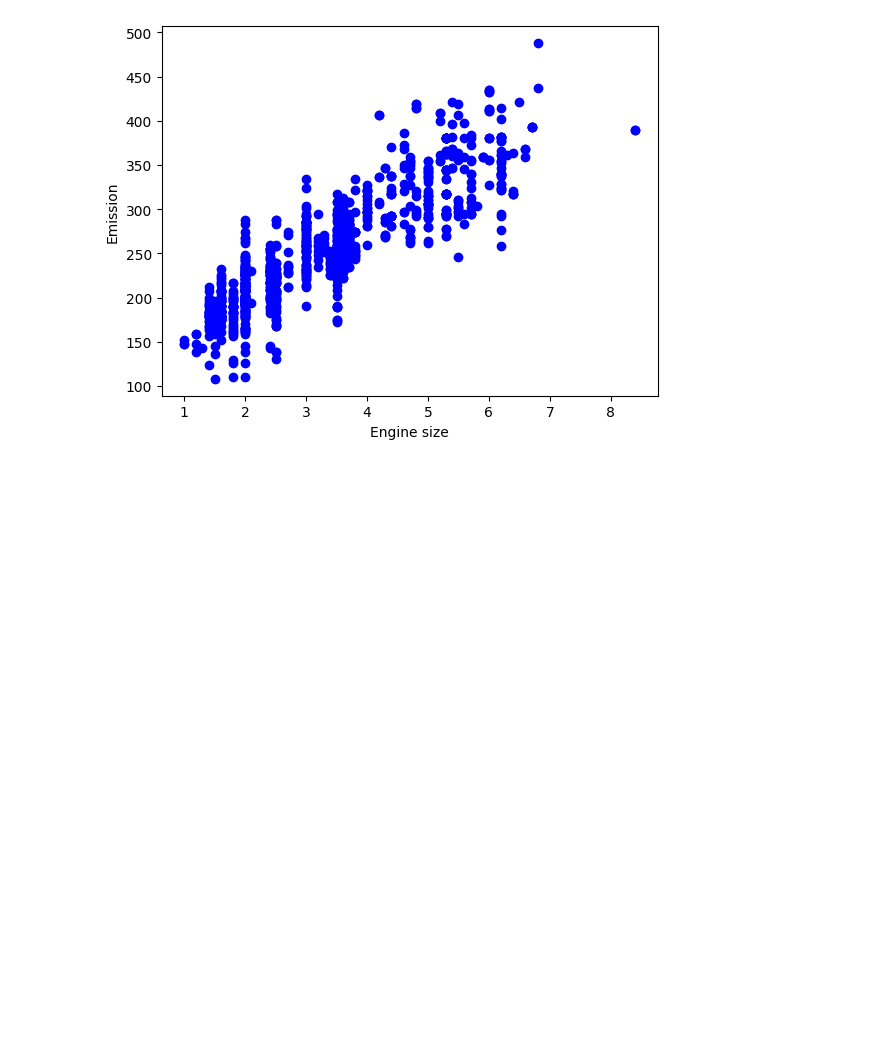
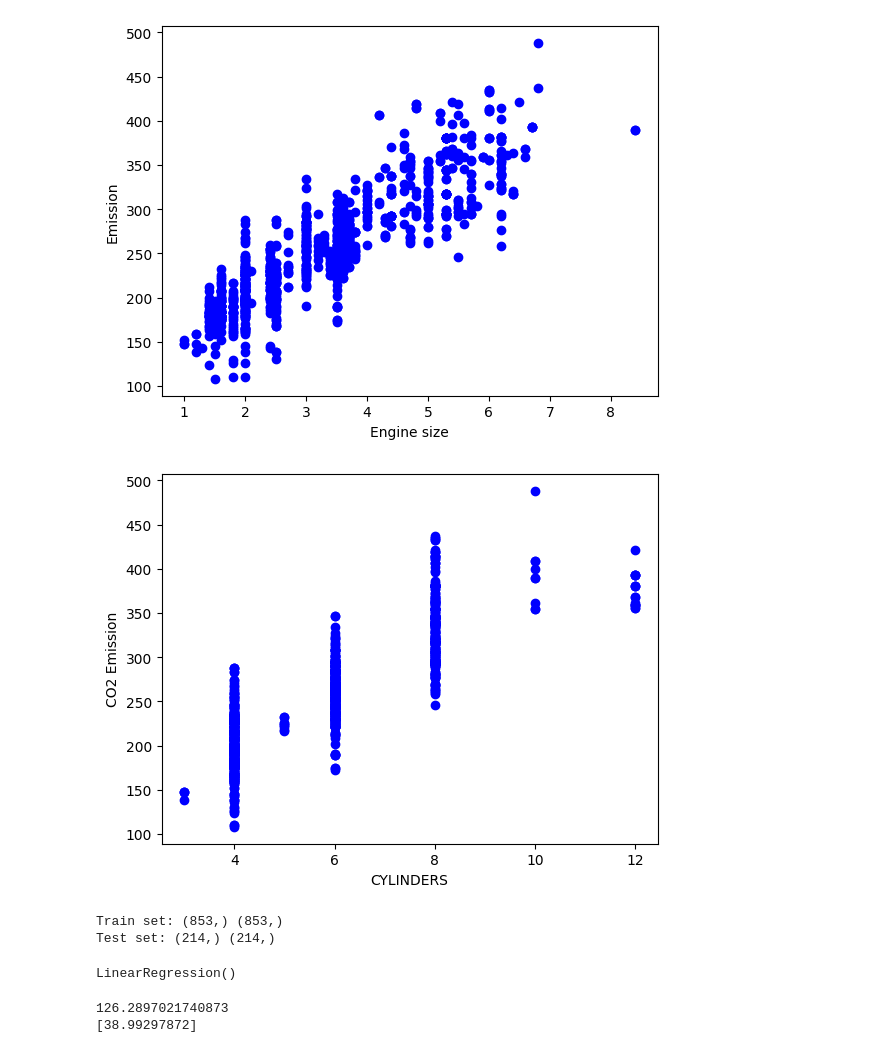
Before and after one commit to MuhilRajan-Ghub/ML_IBM, a Jupyter notebook: simple_linear_regression.ipynb, the cells around one changed output. Cells and saved outputs as stored; diff of their text form; code cells hidden in the pictures; blank space fills up the shorter version.

```diff
--- a/simple_linear_regression.ipynb
+++ b/simple_linear_regression.ipynb
@@ -61,3 +61,10 @@ plt.ylabel("Emission")
 plt.show()
 # %% [output]
 [figure]
+# %%
+plt.scatter(cdf.CYLINDERS, cdf.CO2EMISSIONS,  color='blue')
+plt.xlabel("CYLINDERS")
+plt.ylabel("CO2 Emission")
+plt.show()
+# %% [output]
+[figure, added]
@@ -63,0 +74,20 @@ plt.show()
+# %%
+from sklearn.model_selection import train_test_split
+X_train, X_test, y_train, y_test = train_test_split(X, y, test_size=0.2, random_state=42)
+print("Train set:", X_train.shape, y_train.shape)
+print("Test set:", X_test.shape, y_test.shape)
+# %% [output]
+Train set: (853,) (853,)
+Test set: (214,) (214,)
+# %%
+from sklearn.linear_model import LinearRegression
+reg = LinearRegression()
+reg.fit(X_train.reshape(-1, 1), y_train)
+# %% [output]
+LinearRegression()
+# %%
+print(reg.intercept_)
+print(reg.coef_)
+# %% [output]
+126.2897021740873
+[38.99297872]
```
Also changed, not shown: parts of 4 cells of this notebook.
